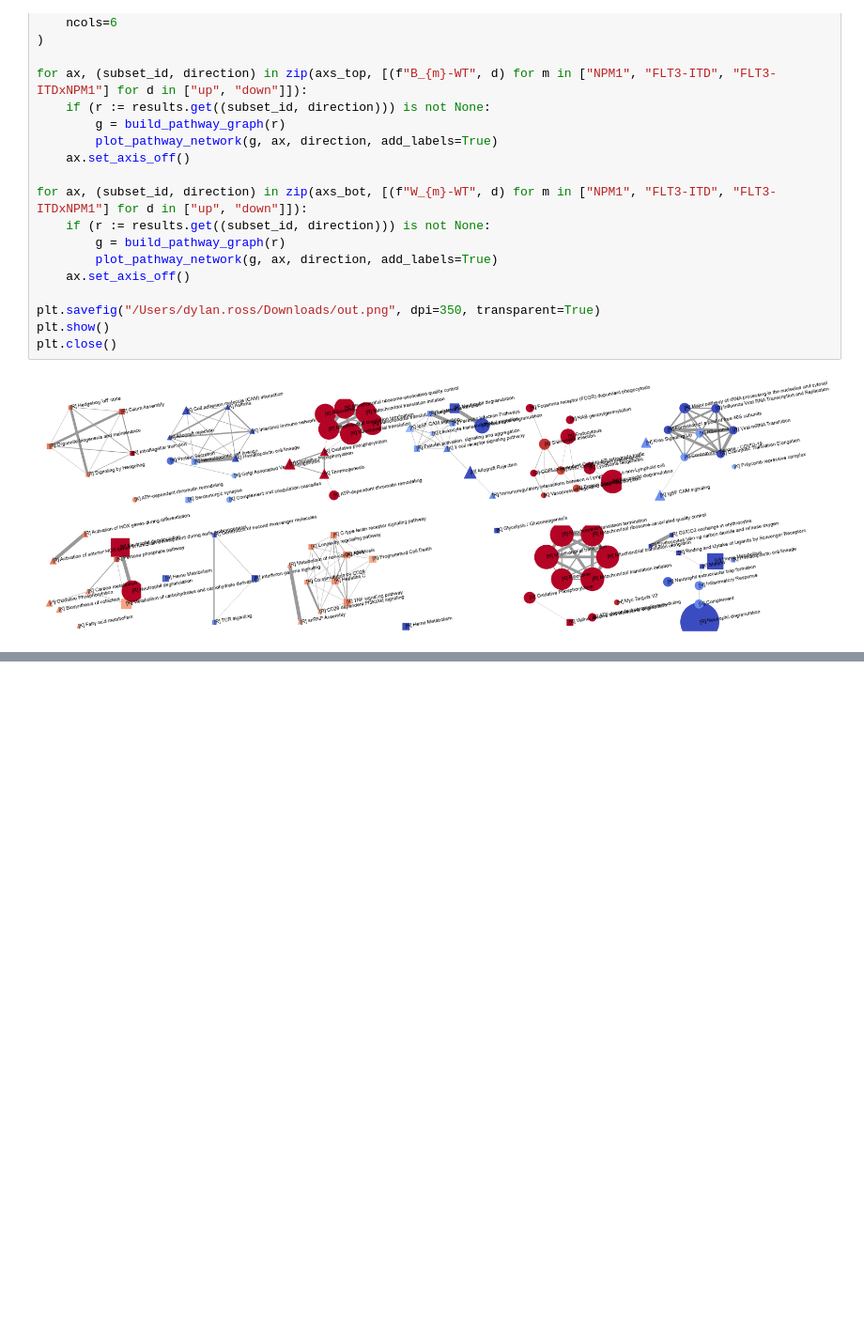
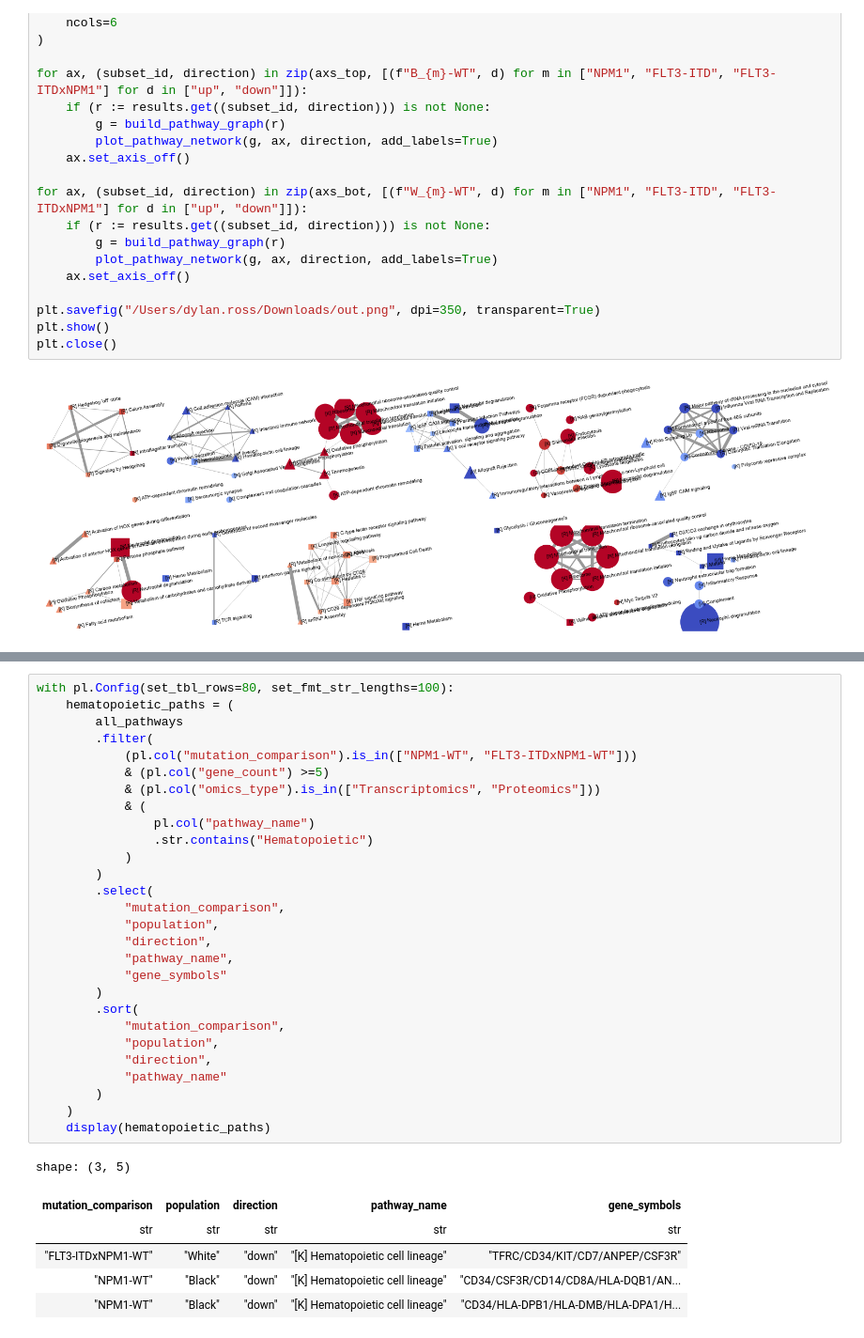
Before and after one commit to PNNL-CompBio/amlMultidrugResistance, a Jupyter notebook: aml_outcome_disparities/analysis/mutations/7b_pathway_enrichment_summary.ipynb, the cells around one changed output, grey strips where cells are left out. Shown at 94% size. Cells and saved outputs as stored; diff of their text form; blank space fills up the shorter version.

```diff
--- a/aml_outcome_disparities/analysis/mutations/7b_pathway_enrichment_summary.ipynb
+++ b/aml_outcome_disparities/analysis/mutations/7b_pathway_enrichment_summary.ipynb
@@ -979,0 +474,35 @@ AKT3 ALOX12 ALOX5 ALOX5 ALOX5 ANPEP ANPEP APP CAMP CD14 CD14 CD177 CD1A CD2 CD2
+# %%
+with pl.Config(set_tbl_rows=80, set_fmt_str_lengths=100):
+    hematopoietic_paths = (
+        all_pathways
+        .filter(
+            (pl.col("mutation_comparison").is_in(["NPM1-WT", "FLT3-ITDxNPM1-WT"]))
+            & (pl.col("gene_count") >=5)
+            & (pl.col("omics_type").is_in(["Transcriptomics", "Proteomics"]))
+            & (
+                pl.col("pathway_name")
+                .str.contains("Hematopoietic")
+            )
+        )
+        .select(
+            "mutation_comparison",
+            "population",
+            "direction",
+            "pathway_name",
+            "gene_symbols"
+        )
+        .sort(
+            "mutation_comparison",
+            "population",
+            "direction",
+            "pathway_name"
+        )
+    )
+    display(hematopoietic_paths)
+# %% [output]
+shape: (3, 5)
+| mutation_comparison | population | direction | pathway_name | gene_symbols |
+| str | str | str | str | str |
+| "FLT3-ITDxNPM1-WT" | "White" | "down" | "[K] Hematopoietic cell lineage" | "TFRC/CD34/KIT/CD7/ANPEP/CSF3R" |
+| "NPM1-WT" | "Black" | "down" | "[K] Hematopoietic cell lineage" | "CD34/CSF3R/CD14/CD8A/HLA-DQB1/AN... |
+| "NPM1-WT" | "Black" | "down" | "[K] Hematopoietic cell lineage" | "CD34/HLA-DPB1/HLA-DMB/HLA-DPA1/H... |
```
Also changed, not shown: parts of 30 cells of this notebook, 1 other file.
